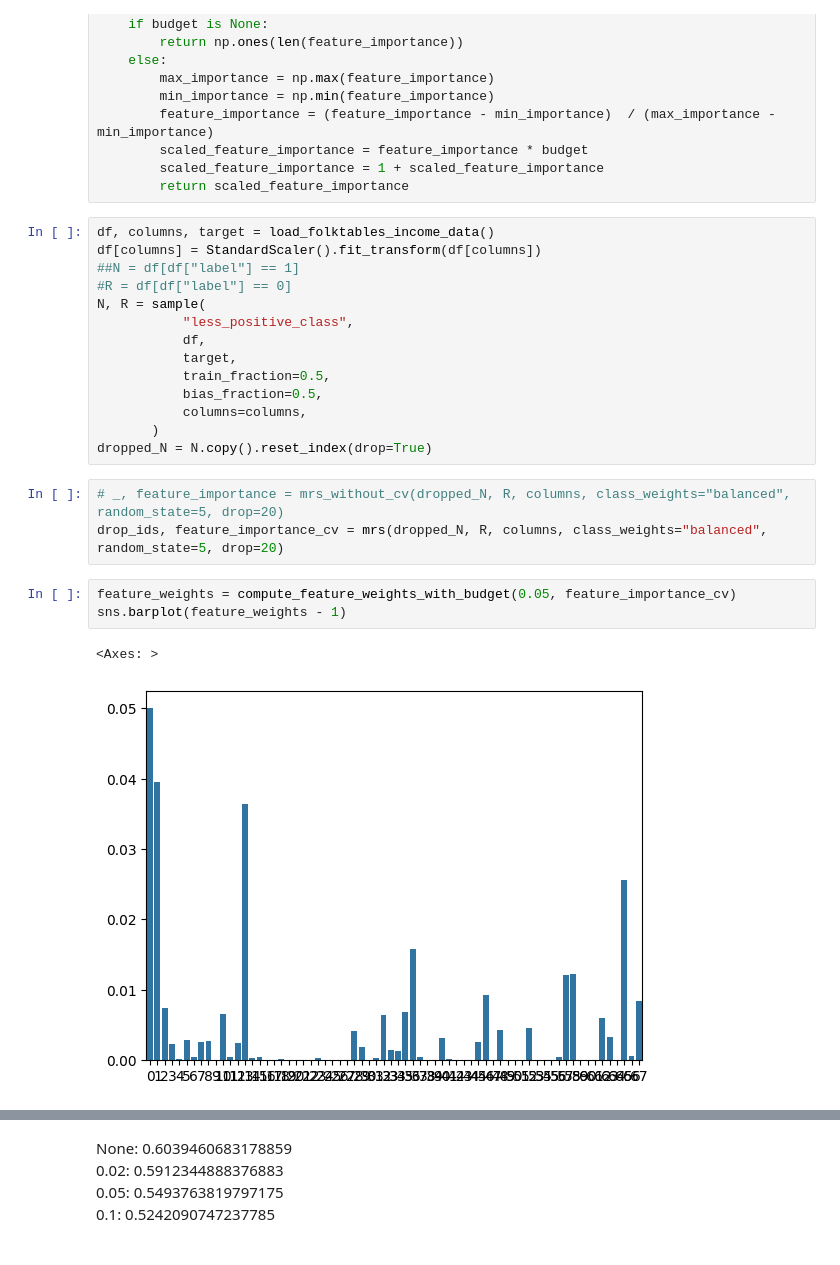
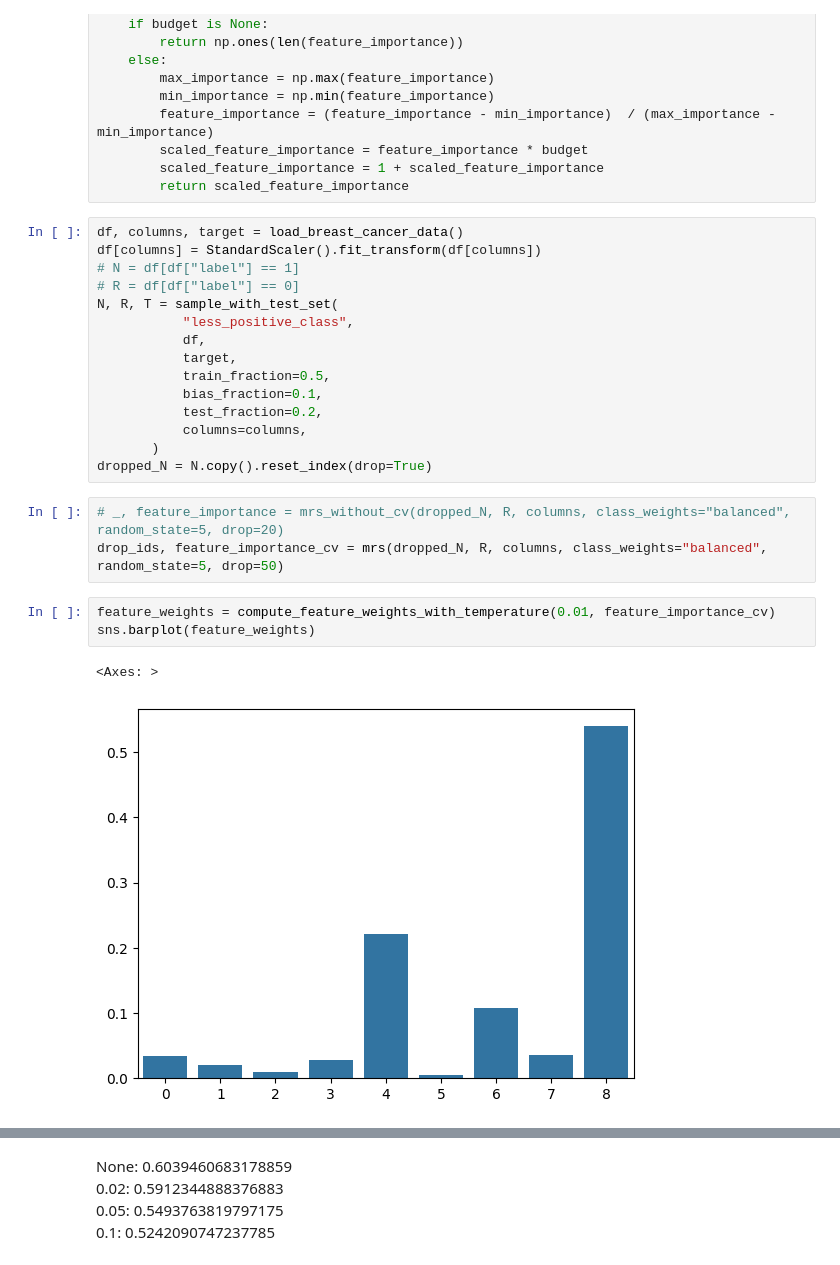
Before and after one commit to kramerlab/FeatureWeightDebiasing, a Jupyter notebook: src/develop_feature_weighting.ipynb, the cells around one changed output, grey strips where cells are left out. Drawn from its saved outputs; the diff is of its cells as text.

```diff
--- a/src/develop_feature_weighting.ipynb
+++ b/src/develop_feature_weighting.ipynb
@@ -31,28 +34,29 @@ def compute_feature_weights_with_budget(budget, feature_importance):
         scaled_feature_importance = 1 + scaled_feature_importance
         return scaled_feature_importance
 # %%
-df, columns, target = load_folktables_income_data()
+df, columns, target = load_breast_cancer_data()
 df[columns] = StandardScaler().fit_transform(df[columns])
-##N = df[df["label"] == 1]
-#R = df[df["label"] == 0]
-N, R = sample(
+# N = df[df["label"] == 1]
+# R = df[df["label"] == 0]
+N, R, T = sample_with_test_set(
            "less_positive_class",
            df,
            target,
            train_fraction=0.5,
-           bias_fraction=0.5,
+           bias_fraction=0.1,
+           test_fraction=0.2,
            columns=columns,
        )
 dropped_N = N.copy().reset_index(drop=True)
 # %%
 # _, feature_importance = mrs_without_cv(dropped_N, R, columns, class_weights="balanced", random_state=5, drop=20)
-drop_ids, feature_importance_cv = mrs(dropped_N, R, columns, class_weights="balanced", random_state=5, drop=20)
+drop_ids, feature_importance_cv = mrs(dropped_N, R, columns, class_weights="balanced", random_state=5, drop=50)
 # %%
-feature_weights = compute_feature_weights_with_budget(0.05, feature_importance_cv)
-sns.barplot(feature_weights - 1)
+feature_weights = compute_feature_weights_with_temperature(0.01, feature_importance_cv)
+sns.barplot(feature_weights)
 # %% [output]
 <Axes: >
-[figure, old version]
+[figure, new version]
 # %%
 seed = 5
 max_features = "sqrt"
```
Also changed, not shown: parts of 9 cells of this notebook, 12 other files.
